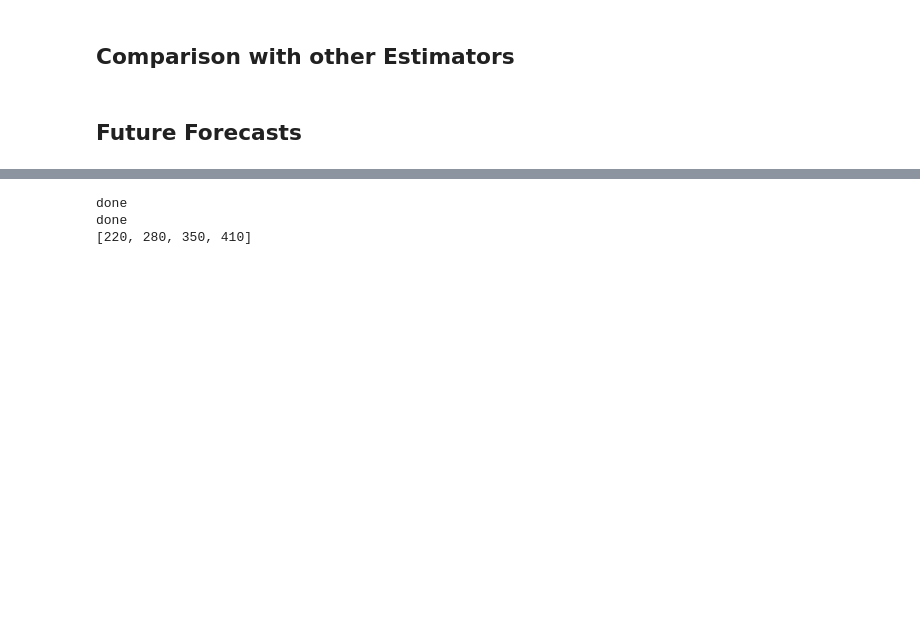
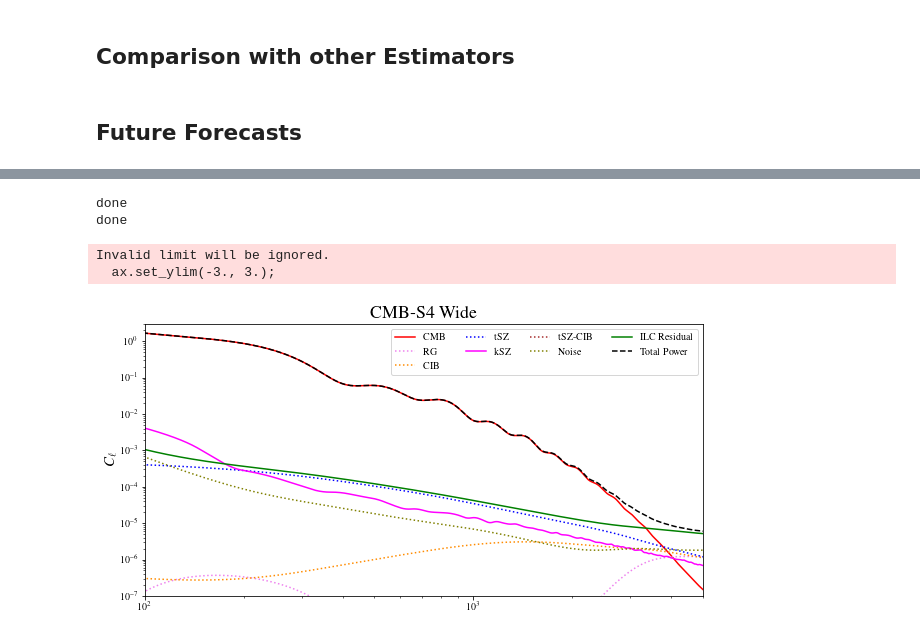
Before and after one commit to s6kelevy/cmb_lensing, a Jupyter notebook: random.ipynb, the cells around one changed output, grey strips where cells are left out. Saved outputs shown, nothing was run; the diff lists cells and outputs as text; code cells hidden in the pictures; blank space fills up the shorter version.

```diff
--- a/random.ipynb
+++ b/random.ipynb
@@ -972,23 +967,22 @@ ilc_map_so, _ = ilc.ilc_map(cmb_maps_dic_so, opbeam, map_params, components = 'a
 print('done')
 
 freq_arr_ccatp = exp.frequencies(experiment = 'ccatp')
-print(freq_arr_ccatp)
 scale_fac_arr_ccatp = [fg.compton_y_to_delta_Tcmb(freq = freq_arr_ccatp[i], uK = True) for i in range(len(freq_arr_ccatp))]
 tsz_ksz_cutouts_arr_ccatp1, tsz_ksz_cutouts_arr_ccatp2, tsz_ksz_cutouts_arr_ccatp3 = [], [], []
 tsz_ksz_cutouts_arr_ccatp4, tsz_ksz_cutouts_arr_ccatp5, tsz_ksz_cutouts_arr_ccatp6 = [], [], []
 tsz_ksz_cutouts_arr_ccatp7, tsz_ksz_cutouts_arr_ccatp8, tsz_ksz_cutouts_arr_ccatp9 = [], [], []
 tsz_ksz_cutouts_arr_ccatp10 = []
 for kcntr, keyname in enumerate( cutouts ):
-    tsz_cutout_ccatp1 = cutouts[keyname]['y']*scale_fac_arr_so[0]
-    tsz_cutout_ccatp2 = cutouts[keyname]['y']*scale_fac_arr_so[1]
-    tsz_cutout_ccatp3 = cutouts[keyname]['y']*scale_fac_arr_so[2]
-    tsz_cutout_ccatp4 = cutouts[keyname]['y']*scale_fac_arr_so[3]
-    tsz_cutout_ccatp5 = cutouts[keyname]['y']*scale_fac_arr_so[4]
-    tsz_cutout_ccatp6 = cutouts[keyname]['y']*scale_fac_arr_so[5]
-    tsz_cutout_ccatp7 = cutouts[keyname]['y']*scale_fac_arr_ccatp[0]
-    tsz_cutout_ccatp8 = cutouts[keyname]['y']*scale_fac_arr_ccatp[1]
-    tsz_cutout_ccatp9 = cutouts[keyname]['y']*scale_fac_arr_ccatp[2]
-    tsz_cutout_ccatp10 = cutouts[keyname]['y']*scale_fac_arr_ccatp[3]
+    tsz_cutout_ccatp1 = cutouts[keyname]['y']*scale_fac_arr_ccatp[0]
+    tsz_cutout_ccatp2 = cutouts[keyname]['y']*scale_fac_arr_ccatp[1]
+    tsz_cutout_ccatp3 = cutouts[keyname]['y']*scale_fac_arr_ccatp[2]
+    tsz_cutout_ccatp4 = cutouts[keyname]['y']*scale_fac_arr_ccatp[3]
+    tsz_cutout_ccatp5 = cutouts[keyname]['y']*scale_fac_arr_ccatp[4]
+    tsz_cutout_ccatp6 = cutouts[keyname]['y']*scale_fac_arr_ccatp[5]
+    tsz_cutout_ccatp7 = cutouts[keyname]['y']*scale_fac_arr_ccatp[6]
+    tsz_cutout_ccatp8 = cutouts[keyname]['y']*scale_fac_arr_ccatp[7]
+    tsz_cutout_ccatp9 = cutouts[keyname]['y']*scale_fac_arr_ccatp[8]
+    tsz_cutout_ccatp10 = cutouts[keyname]['y']*scale_fac_arr_ccatp[9]
     ksz_cutout = cutouts[keyname]['ksz']*random.randrange(-1, 2, 2)
     tsz_ksz_cutouts_arr_ccatp1.append(tsz_cutout_ccatp1 + ksz_cutout)
     tsz_ksz_cutouts_arr_ccatp2.append(tsz_cutout_ccatp2 + ksz_cutout)
@@ -1014,9 +1008,32 @@ l, nl_dic_ccatp = exp.noise_power_spectra_dic(experiment = 'ccatp')
 
 l, cl_residual_ccatp, res_ilc_dic_ccatp, weights_arr_ccatp = ilc.residuals_and_weights(components = 'all', experiment = 'ccatp', cov_from_sims = True)
 cl_noise_ccatp =  cl_residual_ccatp
-cmb_maps_dict_ccatp = sims.cmb_mock_data_dic(freq_arr_ccatp, map_params, l, cl, cluster = cluster, centroid_shift = centroid_shift, cluster_corr_cutouts_dic = tsz_ksz_cutouts_dic_ccatp, cl_extragal_dic = cl_extragal_dic_ccatp, bl_dic = bl_dic_ccatp, nl_dic = nl_dic_ccatp)
-ilc_map_ccatp, _ = ilc.ilc_map(cmb_maps_dict_ccatp, opbeam, map_params, components = 'all', experiment = 'ccatp')
+cmb_maps_dic_ccatp = sims.cmb_mock_data_dic(freq_arr_ccatp, map_params, l, cl, cluster = cluster, centroid_shift = centroid_shift, cluster_corr_cutouts_dic = tsz_ksz_cutouts_dic_ccatp, cl_extragal_dic = cl_extragal_dic_ccatp, bl_dic = bl_dic_ccatp, nl_dic = nl_dic_ccatp)
+ilc_map_ccatp, _ = ilc.ilc_map(cmb_maps_dic_ccatp, opbeam, map_params, components = 'all', experiment = 'ccatp')
 # %% [output]
 done
 done
-[220, 280, 350, 410]
+# %%
+fig, ax = plt.subplots(figsize=(10,5))
+
+ax.set_xscale('log')
+ax.set_yscale('log')
+ax.plot(l, cl, label = 'CMB', color = 'red')
+ax.set_title('CMB-S4 Wide', fontsize = 18)
+ax.plot(l, res_ilc_dic_s4wide['radio'], label = 'RG', color = 'violet', ls = ':')
+ax.plot(l, res_ilc_dic_s4wide['cib'], label = 'CIB', color = 'darkorange', ls = ':')
+ax.plot(l, res_ilc_dic_s4wide['tsz'], label = 'tSZ', color = 'blue', ls = ':')
+ax.plot(l, res_ilc_dic_s4wide['ksz'], label = 'kSZ', color = 'magenta')
+ax.plot(l, res_ilc_dic_s4wide['tsz_cib'], label = 'tSZ-CIB', color = 'brown', ls = ':')
+ax.plot(l, res_ilc_dic_s4wide['noise'], label = 'Noise', color = 'olive', ls = ':')
+ax.plot(l, cl_residual_s4wide-res_ilc_dic_s4wide['ksz'], label = 'ILC Residual', color = 'green')
+ax.plot(l, cl + cl_residual_s4wide, label = 'Total Power', color = 'black', ls = '--')
+ax.set_ylabel(r'$C_{\ell}$', fontsize = 15)
+ax.set_ylim(1e-7,1e3)
+ax.legend(ncol=4, loc = 'best')
+ax.set_ylim(-3., 3.);
+ax.set_xlim(100, 5000);
+# %% [output]
+Invalid limit will be ignored.
+  ax.set_ylim(-3., 3.);
+[figure, added]
```
Also changed, not shown: parts of 8 cells of this notebook, 10 other files.
